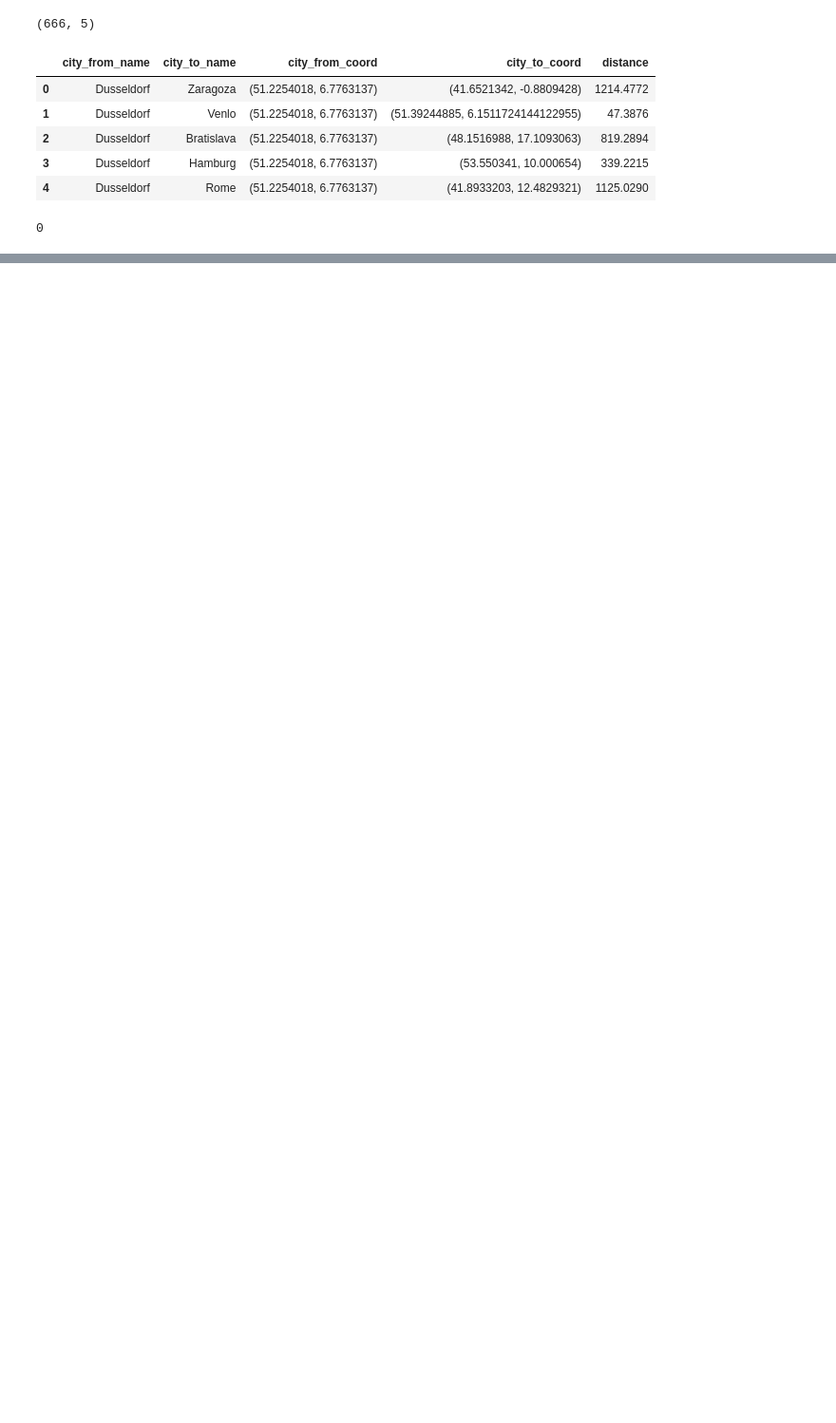
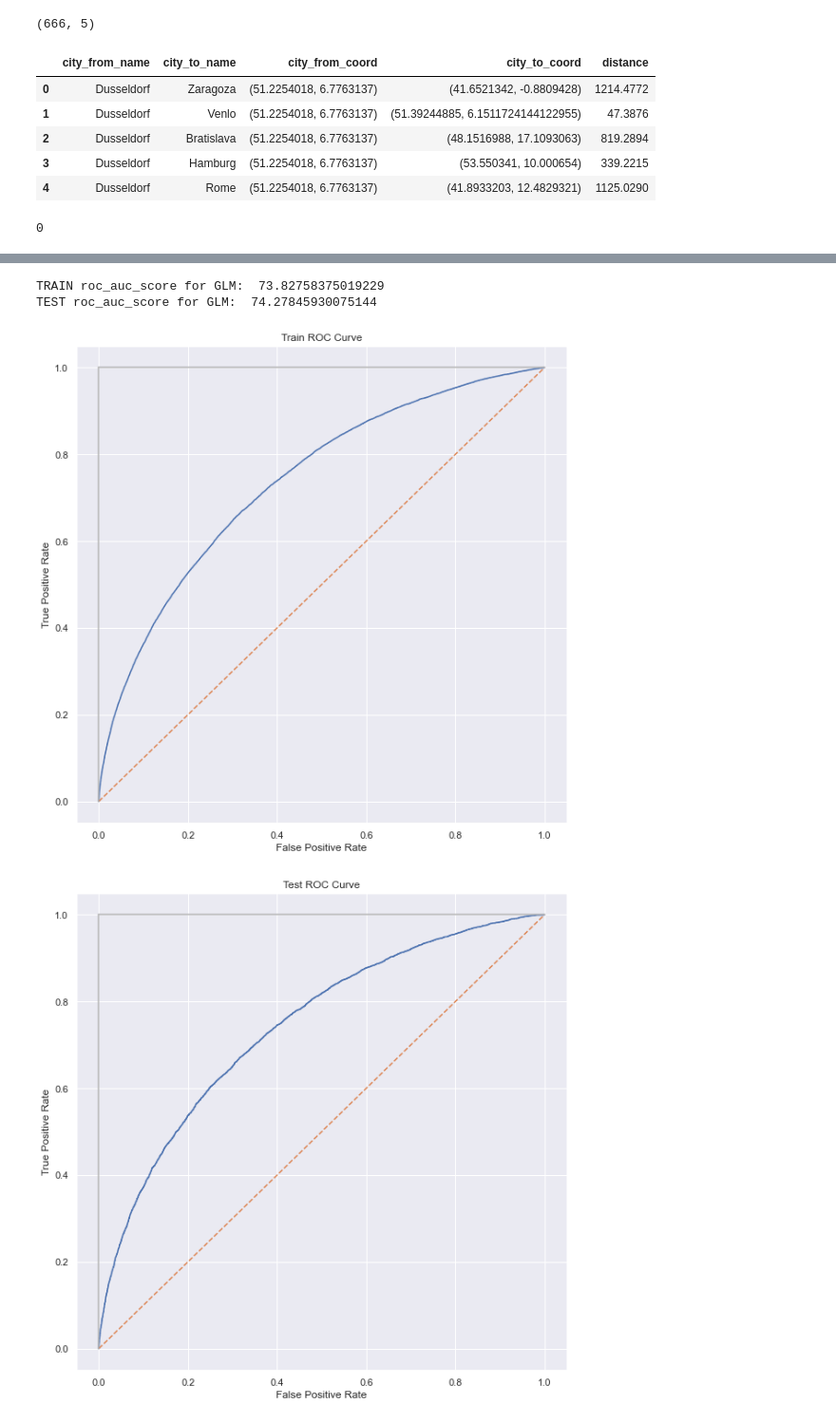
Before and after one commit to bcatala/Datathon, a Jupyter notebook: starter-notebook.ipynb, the cells around one changed output, grey strips where cells are left out. Shown: that part at 95% size. Drawn from its saved outputs; the diff is of its cells as text; code cells hidden in the pictures; blank space fills up the shorter version.

```diff
--- a/starter-notebook.ipynb
+++ b/starter-notebook.ipynb
@@ -394,0 +379,8 @@ submission
+# %%
+from sklearn.preprocessing import MinMaxScaler
+
+scaler = MinMaxScaler()
+
+df_scaled = scaler.fit_transform(TRAIN_DF.to_numpy())
+TRAIN_DF = pd.DataFrame(df_scaled, columns=TRAIN_DF.columns)
+TRAIN_DF
@@ -394,0 +551,13 @@ submission
+# %%
+train, test = train_test_split(TRAIN_DF, test_size=0.2)
+
+X_train = train[features]
+Y_train = train['late_order']
+
+X_test = test[features]
+Y_test = test['late_order']
+# %%
+import statsmodels.api as sm
+
+GLM = sm.GLM(Y_train, X_train, family=sm.families.Binomial())
+GLM_results = GLM.fit()
@@ -394,0 +586,31 @@ submission
+# %%
+from sklearn.metrics import roc_curve, roc_auc_score
+
+false_positive_rate1, true_positive_rate1, threshold1 = roc_curve(Y_train, GLM_results.predict())
+false_positive_rate2, true_positive_rate2, threshold1 = roc_curve(Y_test, GLM_results.predict(X_test))
+# %%
+print('TRAIN roc_auc_score for GLM: ', roc_auc_score(Y_train, GLM_results.predict())*100)
+print('TEST roc_auc_score for GLM: ', roc_auc_score(Y_test,  GLM_results.predict(X_test))*100)
+# %% [output]
+TRAIN roc_auc_score for GLM:  73.82758375019229
+TEST roc_auc_score for GLM:  74.27845930075144
+# %%
+plt.subplots(1, figsize=(10,10))
+plt.title('Train ROC Curve')
+plt.plot(false_positive_rate1, true_positive_rate1)
+plt.plot([0, 1], ls="--")
+plt.plot([0, 0], [1, 0] , c=".7"), plt.plot([1, 1] , c=".7")
+plt.ylabel('True Positive Rate')
+plt.xlabel('False Positive Rate')
+plt.show()
+plt.subplots(1, figsize=(10,10))
+plt.title('Test ROC Curve')
+plt.plot(false_positive_rate2, true_positive_rate2)
+plt.plot([0, 1], ls="--")
+plt.plot([0, 0], [1, 0] , c=".7"), plt.plot([1, 1] , c=".7")
+plt.ylabel('True Positive Rate')
+plt.xlabel('False Positive Rate')
+plt.show()
+# %% [output]
+[figure, added]
+[figure, added]
```
Also changed, not shown: parts of 62 cells of this notebook.
